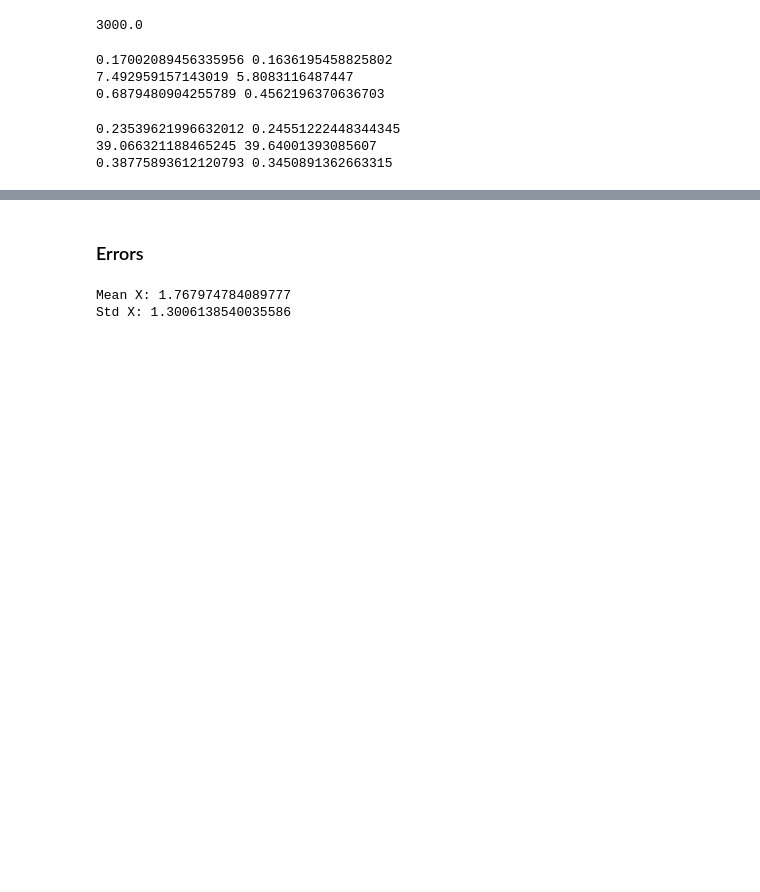
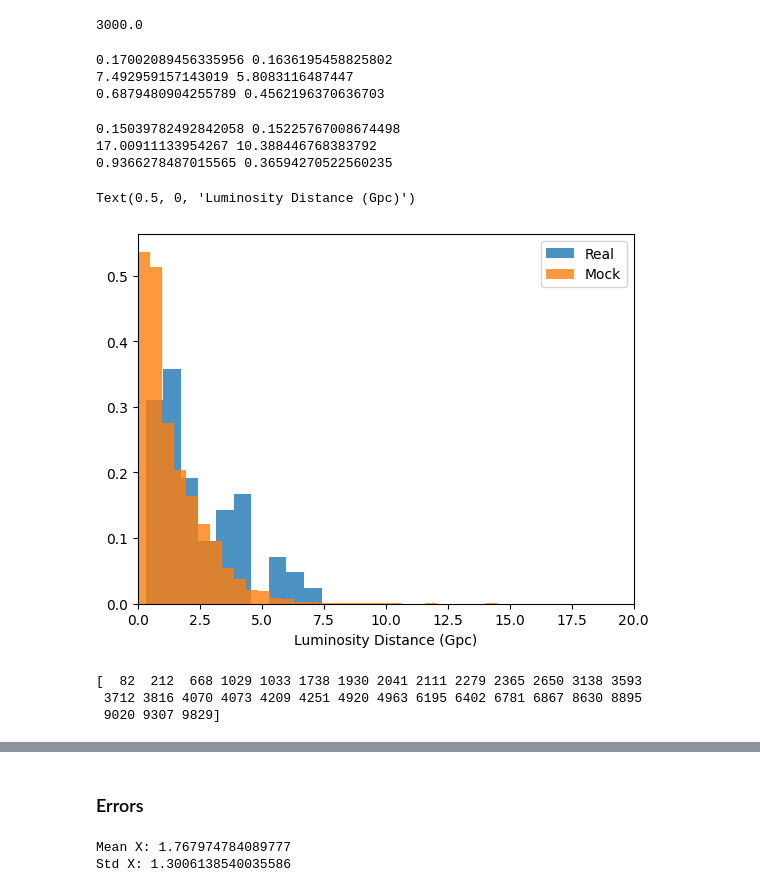
Before and after one commit to abby-moran/GW_pop_cosmo_inference, a Jupyter notebook: scripts/sandbox.ipynb, the cells around one changed output, grey strips where cells are left out. Saved outputs shown, nothing was run; the diff lists cells and outputs as text; code cells hidden in the pictures; blank space fills up the shorter version.

```diff
--- a/scripts/sandbox.ipynb
+++ b/scripts/sandbox.ipynb
@@ -281,7 +283,7 @@ print(np.mean(np.std(dls, axis=1)), np.median(np.std(dls, axis=1)))
 7.492959157143019 5.8083116487447
 0.6879480904255789 0.4562196370636703
 # %%
-pe_samples = pd.read_hdf('../src/pe_c2_zm55_qlinerr.h5', key='samples')
+pe_samples = pd.read_hdf('../runs/mock_GWTC3_20260407/PE_mockGW3.h5', key='samples')
 
 m1s = np.asarray(pe_samples['m1'].to_list())
 qs = np.asarray(pe_samples['q'].to_list())
@@ -292,6 +294,29 @@ print(np.mean(np.std(qs, axis=1)), np.median(np.std(qs, axis=1)))
 print(np.mean(np.std(m1s, axis=1)), np.median(np.std(m1s, axis=1)))
 print(np.mean(np.std(dls, axis=1)), np.median(np.std(dls, axis=1)))
 # %% [output]
-0.23539621996632012 0.24551222448344345
-39.066321188465245 39.64001393085607
-0.38775893612120793 0.3450891362663315
+0.15039782492842058 0.15225767008674498
+17.00911133954267 10.388446768383792
+0.9366278487015565 0.36594270522560235
+# %%
+pe_file='../runs/mock_GWTC3_20260407/PE_mockGW3.h5'
+pe_samples_mock = pd.read_hdf(pe_file, key='samples').iloc[0:None]
+pe_file_real='../runs/GWTC3/PE_GWTC3.h5'
+
+pe_samples_real= pd.read_hdf(pe_file_real, key='samples').iloc[0:None]
+# %%
+dls =  np.asarray(pe_samples_mock['dl'].to_list())
+dls_real =  np.asarray(pe_samples_real['dl'].to_list())
+# %%
+dl_plot=dls.T[0].ravel()
+dl_plot=dl_plot[dl_plot<20]
+dl_plot=dl_plot[dl_plot>0]
+# %%
+#plt.hist(dls.T[0].ravel(), density=True, label='Mock')
+plt.hist(dls_real.T[0].ravel(), density=True, alpha=.8, label='Real')
+plt.hist(dl_plot, bins=40, density=True,alpha=.8, label='Mock')
+plt.legend()
+plt.xlim(0, 20)
+plt.xlabel('Luminosity Distance (Gpc)')
+# %% [output]
+Text(0.5, 0, 'Luminosity Distance (Gpc)')
+[figure, added]
@@ -297,0 +326,6 @@ print(np.mean(np.std(dls, axis=1)), np.median(np.std(dls, axis=1)))
+# %%
+print(np.unique(np.where(dls<0)[0]))
+# %% [output]
+[  82  212  668 1029 1033 1738 1930 2041 2111 2279 2365 2650 3138 3593
+ 3712 3816 4070 4073 4209 4251 4920 4963 6195 6402 6781 6867 8630 8895
+ 9020 9307 9829]
```
Also changed, not shown: parts of 8 cells of this notebook, 11 other files.
